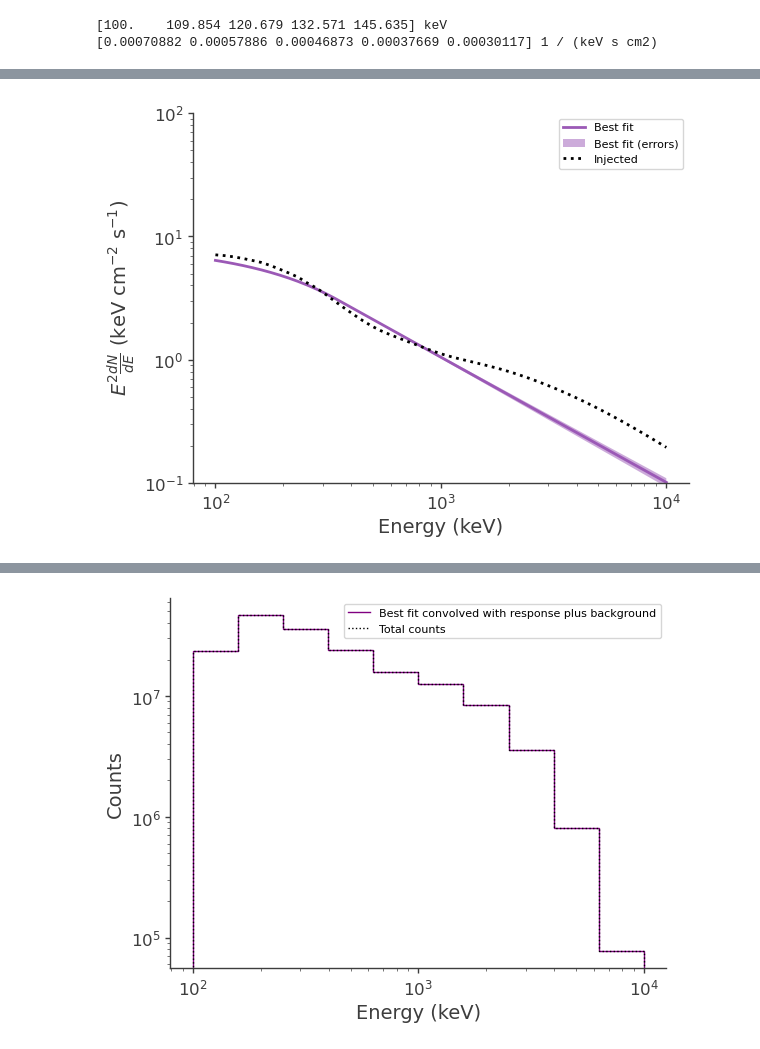
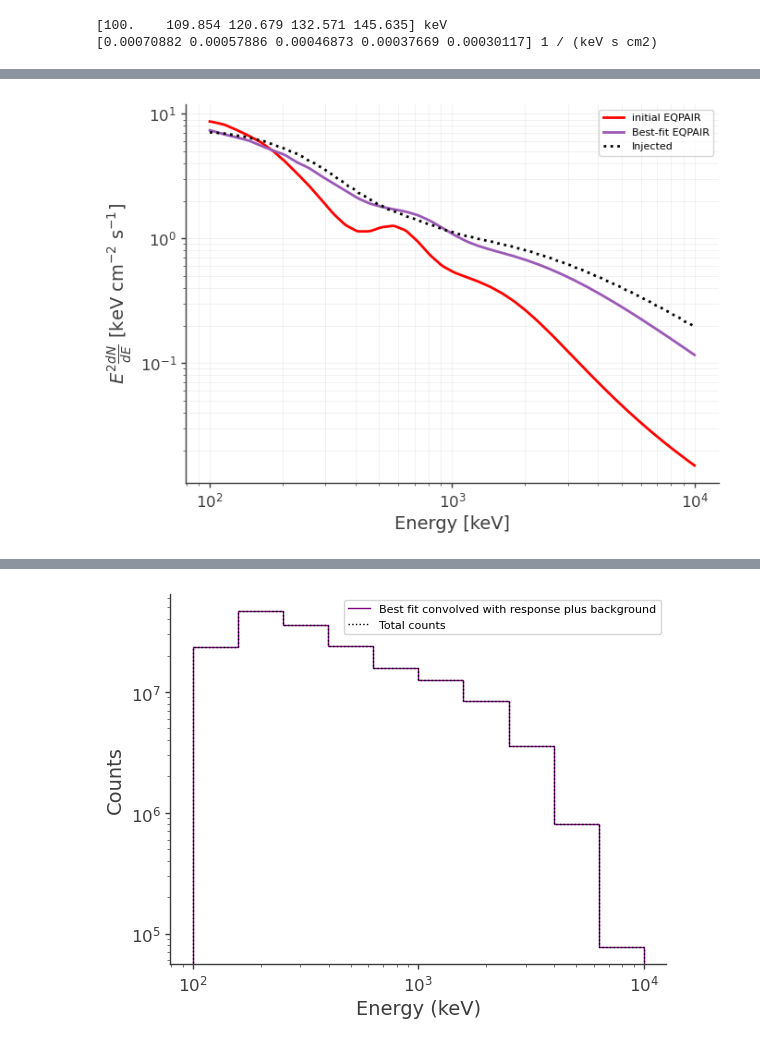
Before and after one commit to mabp1992/cosi_galactic_constrain_geo, a Jupyter notebook: spectral_fiting_of_cygX1.ipynb, the cells around one changed output, grey strips where cells are left out. Saved outputs shown, nothing was run; the diff lists cells and outputs as text; code cells hidden in the pictures.

Commit message:
Sucessfully tested XS_eqpair.

```diff
--- a/spectral_fiting_of_cygX1.ipynb
+++ b/spectral_fiting_of_cygX1.ipynb
@@ -272,12 +688,2 @@ Values of statistical measures:
 # %%
 results = like.results
-
-print(results.display())
-
-parameters = {par.name:results.get_variates(par.path)
-              for par in results.optimized_model["source"].parameters.values()
-              if par.free}
-
-results_err = results.propagate(results.optimized_model["source"].spectrum.main.shape.evaluate_at, **parameters)
-
-print(results.optimized_model["source"])
@@ -350,7 +712,7 @@ def read_dat_spectrum(filename):
     return energy, flux
 
 
-energy, flux = read_dat_spectrum(data_path/"cygX1_hard_0.1-10_spec.dat")
+energy, flux = read_dat_spectrum("./cygX1_hard_0.1-10_spec.dat")
 
 print(energy[:5])
 print(flux[:5])
@@ -396,11 +758,11 @@ class TabulatedSpectrum(Function1D, metaclass=FunctionMeta):
         )
 
 
-eqpair_spectrum = TabulatedSpectrum()
-eqpair_spectrum.set_table(energy, flux)
+eqpair_spectrum_num = TabulatedSpectrum()
+eqpair_spectrum_num.set_table(energy, flux)
 
-eqpair_spectrum.K.value = 1.0
-eqpair_spectrum.K.free = False
+eqpair_spectrum_num.K.value = 1.0
+eqpair_spectrum_num.K.free = False
 # %% [output]
 [100.    109.854 120.679 132.571 145.635] keV
 [0.00070882 0.00057886 0.00046873 0.00037669 0.00030117] 1 / (keV s cm2)
@@ -434,19 +771,62 @@ expectation = response.expectation()
 # %%
-fig,ax = plt.subplots()
+# ============================================================
+# Energy grid in keV
+# ============================================================
+energies = np.logspace(np.log10(100), np.log10(10000), 200)
 
-ax.plot(energy, energy*energy*flux_median, label = "Best fit")
-ax.fill_between(energy, energy*energy*flux_lo, energy*energy*flux_hi, alpha = .5, label = "Best fit (errors)")
-ax.plot(energy, energy*energy*flux_inj, color = 'black', ls = ":", label = "Injected")
+flux_inj = np.zeros_like(energies)
+
+for i, e in enumerate(energies):
+    flux_inj[i] = eqpair_spectrum_num.evaluate_at(e)
+
+binned_energy_edges = cygX1.binned_data.axes["Em"].edges.value
+
+binned_energy = 0.5 * (
+    binned_energy_edges[:-1] + binned_energy_edges[1:]
+)
+
+bin_sizes = (
+    binned_energy_edges[1:] - binned_energy_edges[:-1]
+)
+
+flux_median = np.array([
+    eqpair_spectrum(e)
+    for e in energies
+])
+fig, ax = plt.subplots(figsize=(7, 5))
+
+ax.plot(
+    energies,
+    e2dnde,
+    color="red",
+    label="initial EQPAIR"
+)
+
+ax.plot(
+    energies,
+    energies**2 * flux_median,
+    label="Best-fit EQPAIR"
+)
+
+ax.plot(
+    energies,
+    energies**2 * flux_inj,
+    color="black",
+    ls=":",
+    label="Injected"
+)
 
 ax.set_xscale("log")
 ax.set_yscale("log")
 
-ax.set_xlabel("Energy (keV)")
-ax.set_ylabel(r"$E^2 \frac{dN}{dE}$ (keV cm$^{-2}$ s$^{-1}$)")
+ax.set_xlabel("Energy [keV]")
+ax.set_ylabel(r"$E^2 \frac{dN}{dE}$ [keV cm$^{-2}$ s$^{-1}$]")
 
-ax.set_ylim(.1,100)
+ax.grid(True, which="both", alpha=0.3)
+ax.legend()
 
-_ = ax.legend()
+plt.tight_layout()
+plt.show()
 # %% [output]
-[figure, old version]
+[figure, new version]
 # %% [markdown]
```
Also changed, not shown: parts of 40 cells of this notebook, 6 other files.
